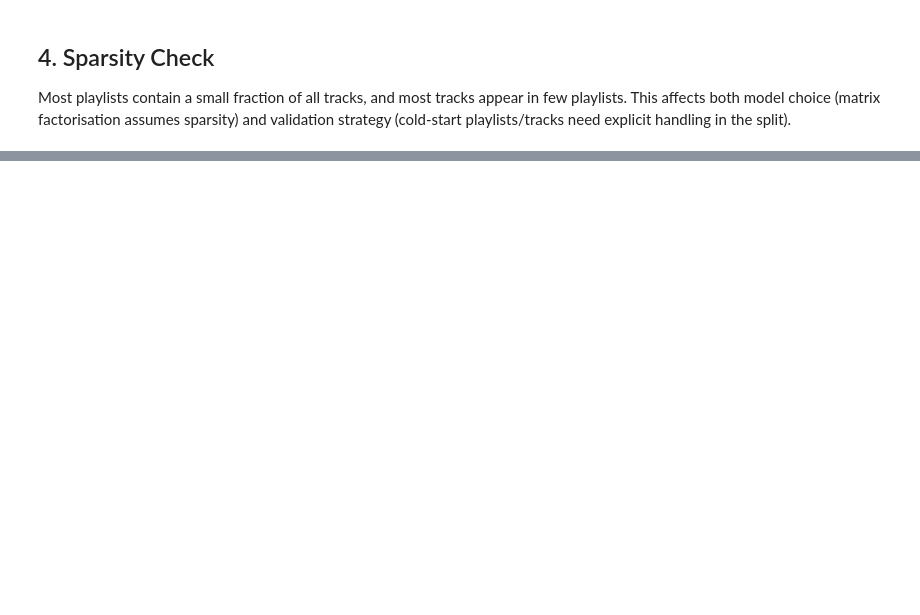
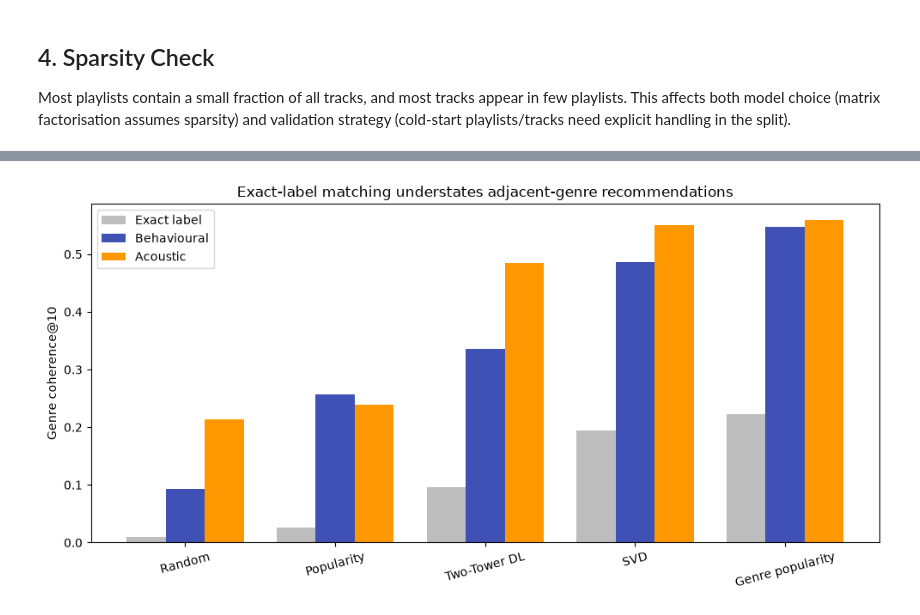
Before and after one commit to julesrif/ML-Music-Recommender-System, a Jupyter notebook: main.ipynb, the cells around one changed output, grey strips where cells are left out. Saved outputs shown, nothing was run; the diff lists cells and outputs as text; code cells hidden in the pictures; blank space fills up the shorter version.

```diff
--- a/main.ipynb
+++ b/main.ipynb
@@ -893,0 +1542,98 @@ plt.show()
+# %%
+# Exact genre matching is too strict: recommending punk-rock to a pop-rock playlist is a hit,
+# not a miss. Two similarity matrices soften it, and separating them is itself diagnostic:
+# behavioural = genres people put in the same playlists, acoustic = genres that sound alike.
+
+counts_ug = train_matrix_u @ G
+_C = counts_ug.T @ counts_ug
+_d = np.sqrt(np.maximum(np.diag(_C), 1e-9))
+S_behavioural = np.clip(_C / np.outer(_d, _d), 0.0, 1.0)
+del counts_ug, _C
+
+audio_matrix = audio_tensor_lookup.numpy()
+genre_sizes = G.sum(axis=0)
+centroids = np.zeros((len(genre_index), audio_matrix.shape[1]), dtype=np.float32)
+np.divide(
+    G.T @ audio_matrix,
+    genre_sizes[:, None],
+    out=centroids,
+    where=genre_sizes[:, None] > 0,
+)
+_unit = centroids / np.maximum(
+    np.linalg.norm(centroids, axis=1, keepdims=True), 1e-9
+)
+S_acoustic = np.clip(_unit @ _unit.T, 0.0, 1.0)
+
+inv_genre = {j: g for g, j in genre_index.items()}
+
+
+def neighbours(genre, S, n=5):
+    j = genre_index[genre]
+    order = np.argsort(-S[j])
+    return [f"{inv_genre[o]} ({S[j][o]:.2f})" for o in order if o != j][:n]
+
+
+print("Nearest genres by BEHAVIOUR (co-occurrence in playlists)\n")
+for g in ("pop", "rock", "punk-rock", "emo", "jazz", "classical"):
+    if g in genre_index:
+        print(f"  {g:<12} -> {', '.join(neighbours(g, S_behavioural))}")
+
+print("\nNearest genres by ACOUSTICS (audio-feature centroids)\n")
+for g in ("pop", "rock", "punk-rock", "emo", "jazz", "classical"):
+    if g in genre_index:
+        print(f"  {g:<12} -> {', '.join(neighbours(g, S_acoustic))}")
+
+# Recomputed for all three notions on the same stored top-10 lists, with the item's genres
+# normalised to a distribution so every score lands in [0, 1] and they stay comparable.
+g_norm = G / np.maximum(G.sum(axis=1, keepdims=True), 1.0)
+identity = np.eye(len(genre_index), dtype=np.float32)
+
+
+def coherence_of(tops, S):
+    vals = []
+    for start in range(0, len(coh_users), COH_CHUNK):
+        u = coh_users[start : start + COH_CHUNK]
+        t = tops[start : start + COH_CHUNK]
+        vals.append(np.einsum("ij,ikj->ik", profiles[u] @ S, g_norm[t]).mean(axis=1))
+    return float(np.concatenate(vals).mean())
+
+
+notions = {
+    "Exact label": identity,
+    "Behavioural": S_behavioural,
+    "Acoustic": S_acoustic,
+}
+soft_coherence = {
+    name: {label: coherence_of(top_items_by_system[name], S) for label, S in notions.items()}
+    for name in top_items_by_system
+}
+
+print(f"\nGenre coherence@{TOP_K} under three notions of genre similarity\n")
+print(f"{'System':<20}" + "".join(f"{label:>14}" for label in notions))
+for name, row in sorted(
+    soft_coherence.items(), key=lambda kv: -kv[1]["Behavioural"]
+):
+    print(f"{name:<20}" + "".join(f"{row[label]:>14.4f}" for label in notions))
+
+fig, ax = plt.subplots(figsize=(10, 5))
+names = sorted(soft_coherence, key=lambda n: soft_coherence[n]["Behavioural"])
+x = np.arange(len(names))
+width = 0.26
+for offset, (label, colour) in zip(
+    (-width, 0, width), zip(notions, ("#BDBDBD", "#3F51B5", "#FF9800"))
+):
+    ax.bar(
+        x + offset,
+        [soft_coherence[n][label] for n in names],
+        width,
+        label=label,
+        color=colour,
+    )
+ax.set_xticks(x)
+ax.set_xticklabels(names, rotation=15)
+ax.set_ylabel(f"Genre coherence@{TOP_K}")
+ax.set_title("Exact-label matching understates adjacent-genre recommendations")
+ax.legend()
+plt.tight_layout()
+plt.show()
+# %% [output]
@@ -893,0 +1657 @@ plt.show()
+[figure, added]
```
Also changed, not shown: parts of 51 cells of this notebook, 11 other files.
